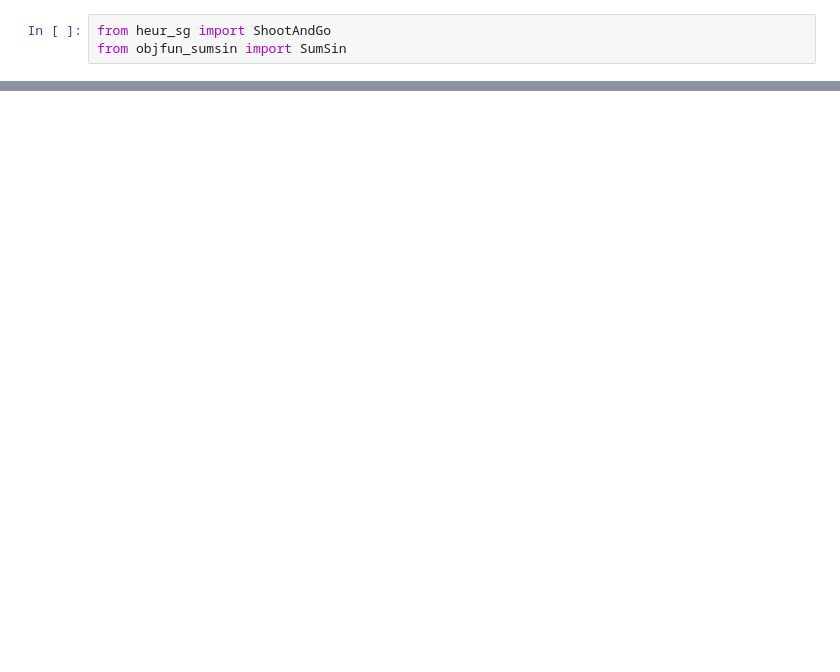
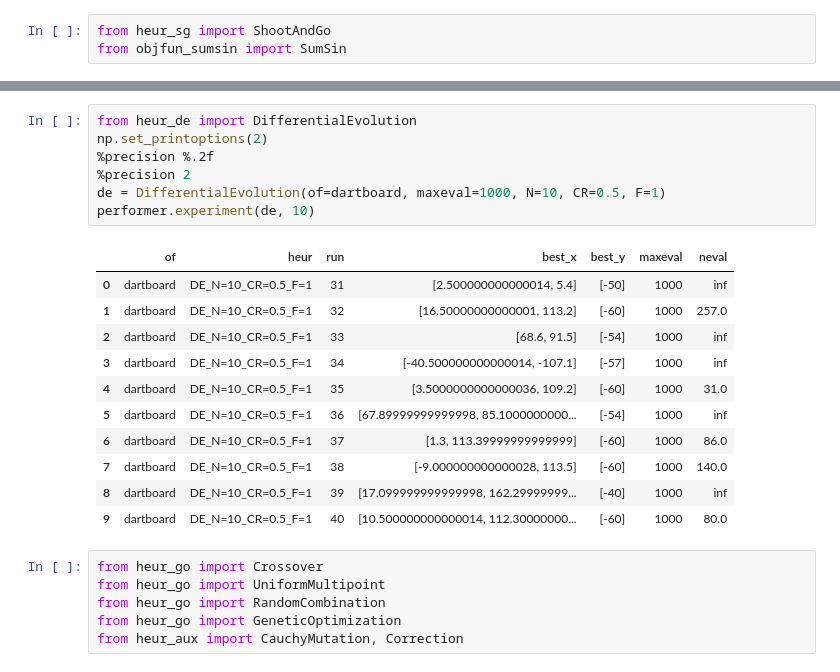
Before and after one commit to matejmojzes/18heur-2020, a Jupyter notebook: assignments/suchomel/Darts_target_heuristic_comparison.ipynb, the cells around one changed output, grey strips where cells are left out. Saved outputs shown, nothing was run; the diff lists cells and outputs as text; blank space fills up the shorter version.

```diff
--- a/assignments/suchomel/Darts_target_heuristic_comparison.ipynb
+++ b/assignments/suchomel/Darts_target_heuristic_comparison.ipynb
@@ -90,0 +196,25 @@ experiment(dartboard,maxeval,NUM_RUNS,hmax,True)
+# %%
+from heur_de import DifferentialEvolution
+np.set_printoptions(2)
+%precision %.2f
+%precision 2
+de = DifferentialEvolution(of=dartboard, maxeval=1000, N=10, CR=0.5, F=1)
+performer.experiment(de, 10)
+# %% [output]
+|  | of | heur | run | best_x | best_y | maxeval | neval |
+| 0 | dartboard | DE_N=10_CR=0.5_F=1 | 31 | [2.500000000000014, 5.4] | [-50] | 1000 | inf |
+| 1 | dartboard | DE_N=10_CR=0.5_F=1 | 32 | [16.50000000000001, 113.2] | [-60] | 1000 | 257.0 |
+| 2 | dartboard | DE_N=10_CR=0.5_F=1 | 33 | [68.6, 91.5] | [-54] | 1000 | inf |
+| 3 | dartboard | DE_N=10_CR=0.5_F=1 | 34 | [-40.500000000000014, -107.1] | [-57] | 1000 | inf |
+| 4 | dartboard | DE_N=10_CR=0.5_F=1 | 35 | [3.5000000000000036, 109.2] | [-60] | 1000 | 31.0 |
+| 5 | dartboard | DE_N=10_CR=0.5_F=1 | 36 | [67.89999999999998, 85.1000000000... | [-54] | 1000 | inf |
+| 6 | dartboard | DE_N=10_CR=0.5_F=1 | 37 | [1.3, 113.39999999999999] | [-60] | 1000 | 86.0 |
+| 7 | dartboard | DE_N=10_CR=0.5_F=1 | 38 | [-9.000000000000028, 113.5] | [-60] | 1000 | 140.0 |
+| 8 | dartboard | DE_N=10_CR=0.5_F=1 | 39 | [17.099999999999998, 162.29999999... | [-40] | 1000 | inf |
+| 9 | dartboard | DE_N=10_CR=0.5_F=1 | 40 | [10.500000000000014, 112.30000000... | [-60] | 1000 | 80.0 |
+# %%
+from heur_go import Crossover
+from heur_go import UniformMultipoint
+from heur_go import RandomCombination
+from heur_go import GeneticOptimization
+from heur_aux import CauchyMutation, Correction
```
Also changed, not shown: parts of 23 cells of this notebook, 19 other files.
